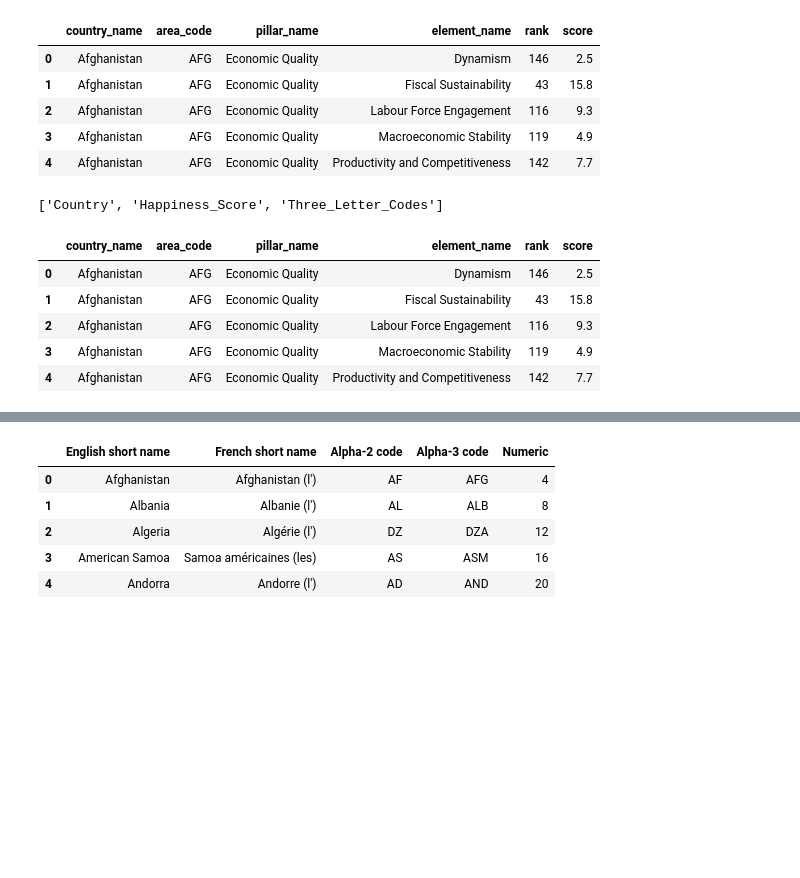
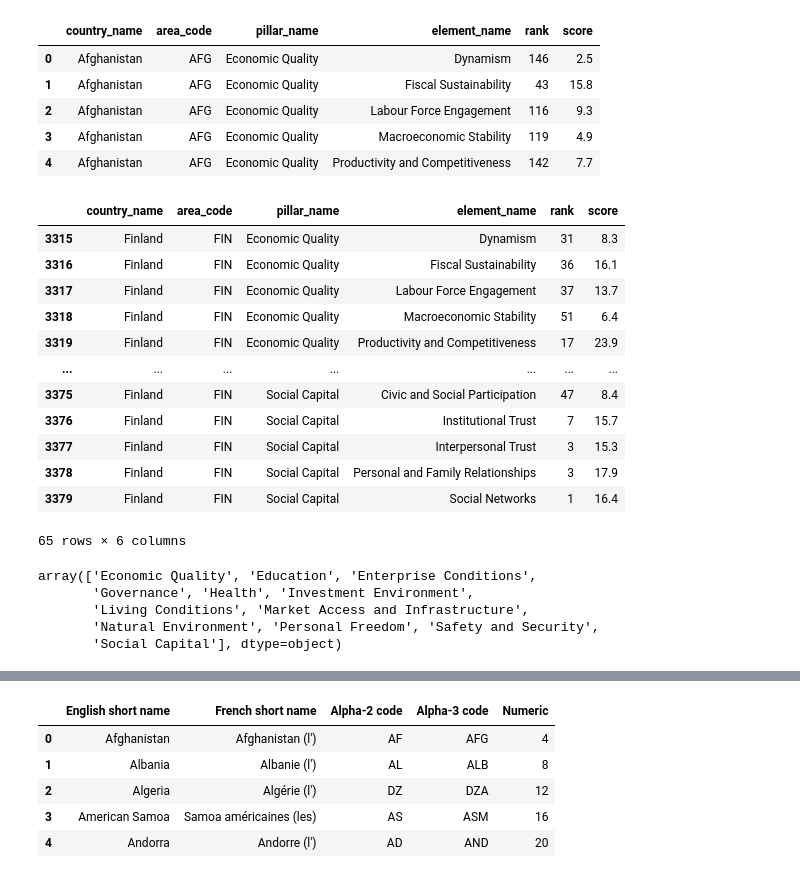
Before and after one commit to allychau/captain-crucnch-etl, a Jupyter notebook: world_happiness.ipynb, the cells around one changed output, grey strips where cells are left out. Saved outputs shown, nothing was run; the diff lists cells and outputs as text; code cells hidden in the pictures; blank space fills up the shorter version.

```diff
--- a/world_happiness.ipynb
+++ b/world_happiness.ipynb
@@ -129,16 +150,27 @@ df2.head()
 | 2 | Afghanistan | AFG | Economic Quality | Labour Force Engagement | 116 | 9.3 |
 | 3 | Afghanistan | AFG | Economic Quality | Macroeconomic Stability | 119 | 4.9 |
 | 4 | Afghanistan | AFG | Economic Quality | Productivity and Competitiveness | 142 | 7.7 |
-# %%
-engine.table_names()
-# %% [output]
-['Country', 'Happiness_Score', 'Three_Letter_Codes']
-# %%
-df2.head()
-# %% [output]
-|  | country_name | area_code | pillar_name | element_name | rank | score |
-| 0 | Afghanistan | AFG | Economic Quality | Dynamism | 146 | 2.5 |
-| 1 | Afghanistan | AFG | Economic Quality | Fiscal Sustainability | 43 | 15.8 |
-| 2 | Afghanistan | AFG | Economic Quality | Labour Force Engagement | 116 | 9.3 |
-| 3 | Afghanistan | AFG | Economic Quality | Macroeconomic Stability | 119 | 4.9 |
-| 4 | Afghanistan | AFG | Economic Quality | Productivity and Competitiveness | 142 | 7.7 |
+# %%
+df2.loc[df2['country_name'] == 'Finland']
+# %% [output]
+|  | country_name | area_code | pillar_name | element_name | rank | score |
+| 3315 | Finland | FIN | Economic Quality | Dynamism | 31 | 8.3 |
+| 3316 | Finland | FIN | Economic Quality | Fiscal Sustainability | 36 | 16.1 |
+| 3317 | Finland | FIN | Economic Quality | Labour Force Engagement | 37 | 13.7 |
+| 3318 | Finland | FIN | Economic Quality | Macroeconomic Stability | 51 | 6.4 |
+| 3319 | Finland | FIN | Economic Quality | Productivity and Competitiveness | 17 | 23.9 |
+| ... | ... | ... | ... | ... | ... | ... |
+| 3375 | Finland | FIN | Social Capital | Civic and Social Participation | 47 | 8.4 |
+| 3376 | Finland | FIN | Social Capital | Institutional Trust | 7 | 15.7 |
+| 3377 | Finland | FIN | Social Capital | Interpersonal Trust | 3 | 15.3 |
+| 3378 | Finland | FIN | Social Capital | Personal and Family Relationships | 3 | 17.9 |
+| 3379 | Finland | FIN | Social Capital | Social Networks | 1 | 16.4 |
+65 rows × 6 columns
+# %%
+df2['pillar_name'].unique()
+# %% [output]
+array(['Economic Quality', 'Education', 'Enterprise Conditions',
+       'Governance', 'Health', 'Investment Environment',
+       'Living Conditions', 'Market Access and Infrastructure',
+       'Natural Environment', 'Personal Freedom', 'Safety and Security',
+       'Social Capital'], dtype=object)
```
Also changed, not shown: parts of 18 cells of this notebook.
